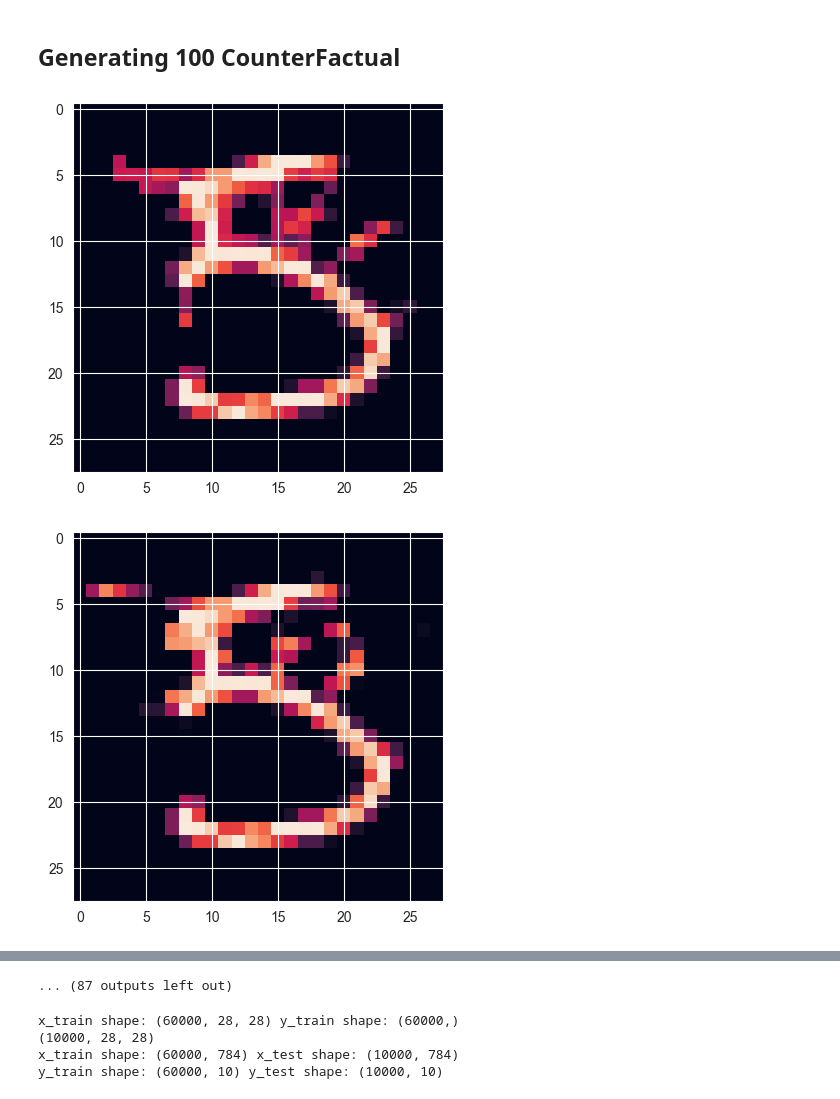
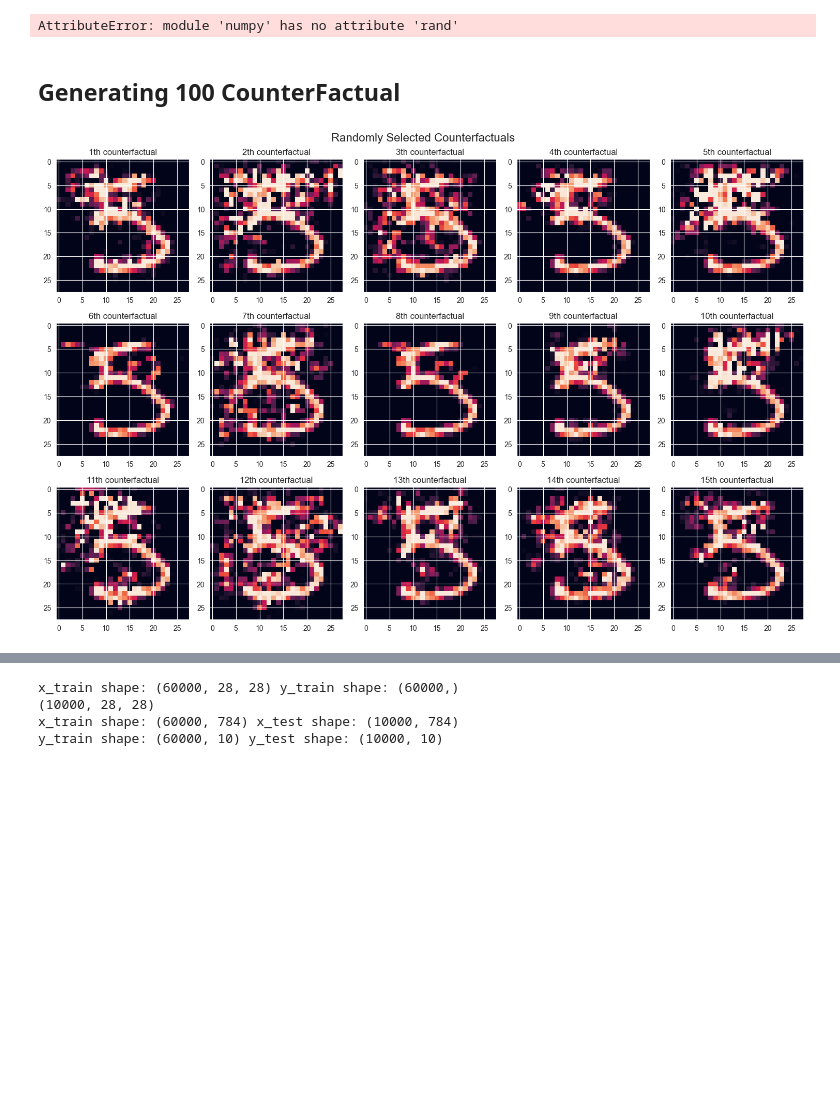
Before and after one commit to understanding-ml/Image-COLA, a Jupyter notebook: explainers/After_HPC.ipynb, the cells around one changed output, grey strips where cells are left out. Cells and saved outputs as stored; diff of their text form; code cells hidden in the pictures; blank space fills up the shorter version.

```diff
--- a/explainers/After_HPC.ipynb
+++ b/explainers/After_HPC.ipynb
@@ -23,12 +23,25 @@ import shap
 # %%
 df = pd.read_excel("all_results_PN.xlsx")
 all_results_flat = df.values
+# %%
+help()
+# %% [output]
+AttributeError: module 'numpy' has no attribute 'rand'
 # %% [markdown]
 ## Generating 100 CounterFactual
 # %%
-for i in range(1,100):
-    plt.imshow(all_results_flat[i].reshape(28,28))
-    plt.show()
+import random
+fig, ax = plt.subplots(3, 5, figsize=(15, 10))
+k=0
+random_integers = random.sample(range(0, 100), 15)
+
+for i in range(0,3):
+    for j in range(0, 5):
+        ax[i,j].imshow(all_results_flat[random_integers[k]].reshape(28,28))
+        ax[i,j].set_title(f"{k+1}th counterfactual")
+        k += 1
+fig.suptitle("Randomly Selected Counterfactuals", fontsize=16)
+plt.tight_layout()
+plt.show()
 # %% [output]
-[figure, old version]
+[figure, new version]
-[figure, removed]
@@ -45,2 +48 @@ for i in range(1,100):
-... (87 outputs left out)
 # %%
```
Also changed, not shown: parts of 8 cells of this notebook.
